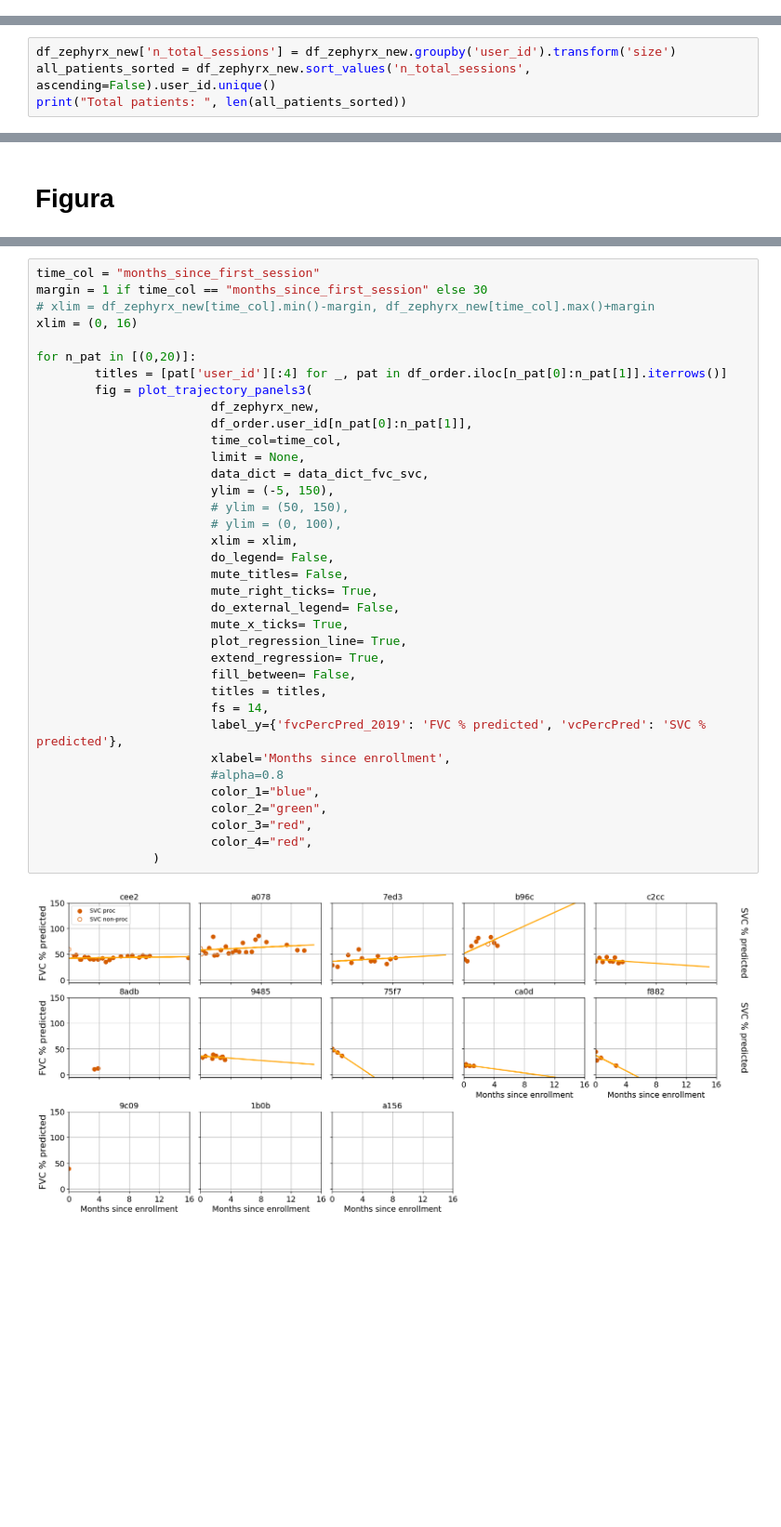
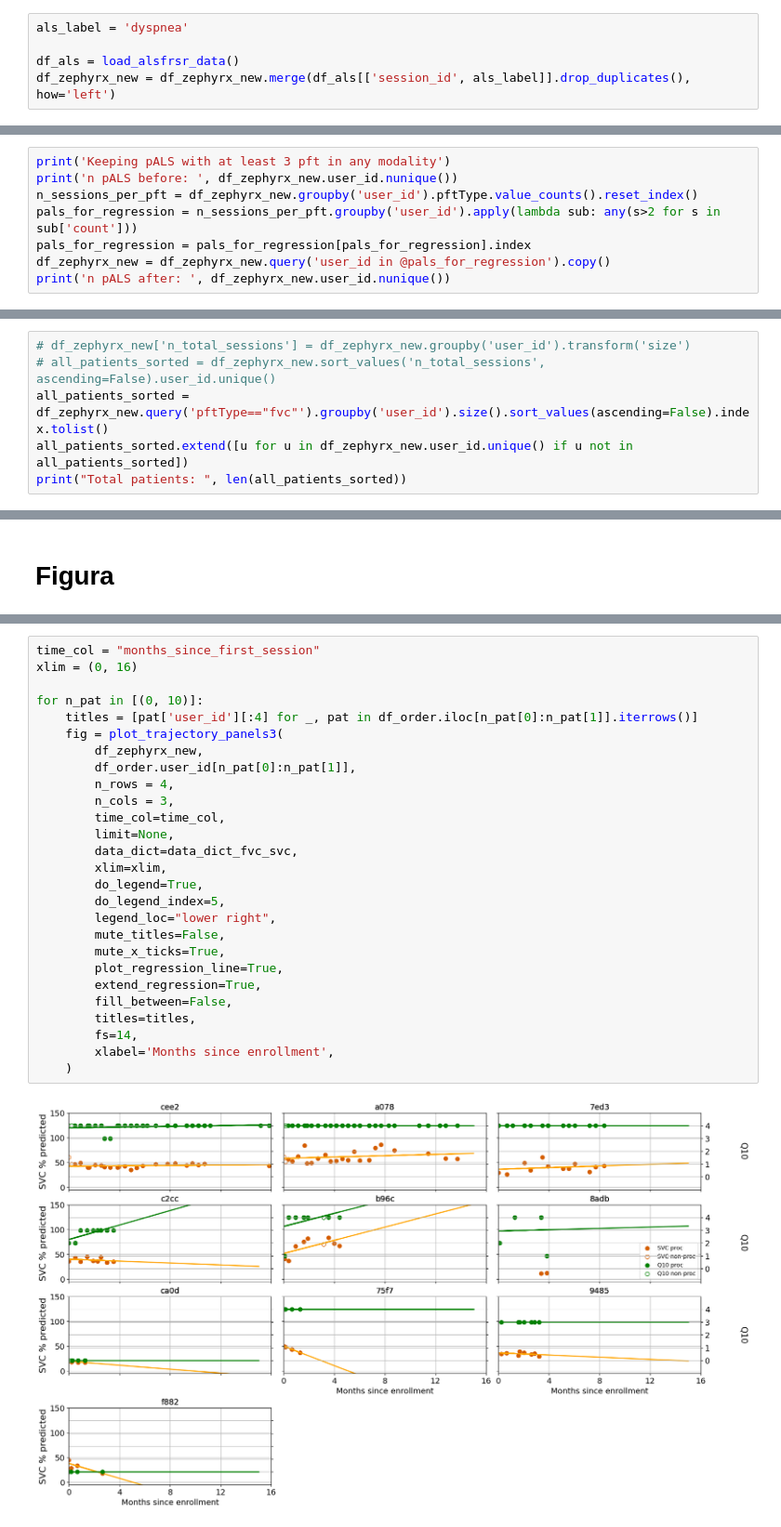
Before and after one commit to ealsuser/eals_rapa, a Jupyter notebook: nb/[2026-03-26] Figsup 1 - pannels - FVC vs SVC vs proc vs non-proc.ipynb, the cells around one changed output, grey strips where cells are left out. Shown at 93% size. Drawn from its saved outputs; the diff is of its cells as text; blank space fills up the shorter version.

```diff
--- a/nb/[2026-03-26] Figsup 1 - pannels - FVC vs SVC vs proc vs non-proc.ipynb
+++ b/nb/[2026-03-26] Figsup 1 - pannels - FVC vs SVC vs proc vs non-proc.ipynb
@@ -511,5 +83,18 @@ N subjects: 12
 N sessions with both: 113
 N FVC sessions: 61
 N SVC sessions: 101
+# %%
+als_label = 'dyspnea'
+
+df_als = load_alsfrsr_data()
+df_zephyrx_new = df_zephyrx_new.merge(df_als[['session_id', als_label]].drop_duplicates(), how='left')
 # %% [markdown]
 ## Orden de sujetos para todo el trabajo
+# %%
+print('Keeping pALS with at least 3 pft in any modality')
+print('n pALS before: ', df_zephyrx_new.user_id.nunique())
+n_sessions_per_pft = df_zephyrx_new.groupby('user_id').pftType.value_counts().reset_index()
+pals_for_regression = n_sessions_per_pft.groupby('user_id').apply(lambda sub: any(s>2 for s in sub['count']))
+pals_for_regression = pals_for_regression[pals_for_regression].index
+df_zephyrx_new = df_zephyrx_new.query('user_id in @pals_for_regression').copy()
+print('n pALS after: ', df_zephyrx_new.user_id.nunique())
@@ -516,5 +105,7 @@ N SVC sessions: 101
 # %%
-df_zephyrx_new['n_total_sessions'] = df_zephyrx_new.groupby('user_id').transform('size')
-all_patients_sorted = df_zephyrx_new.sort_values('n_total_sessions', ascending=False).user_id.unique()
+# df_zephyrx_new['n_total_sessions'] = df_zephyrx_new.groupby('user_id').transform('size')
+# all_patients_sorted = df_zephyrx_new.sort_values('n_total_sessions', ascending=False).user_id.unique()
+all_patients_sorted = df_zephyrx_new.query('pftType=="fvc"').groupby('user_id').size().sort_values(ascending=False).index.tolist()
+all_patients_sorted.extend([u for u in df_zephyrx_new.user_id.unique() if u not in all_patients_sorted])
 print("Total patients: ", len(all_patients_sorted))
 # %% [output]
@@ -588,38 +194,29 @@ df_order.head()
 # %%
 time_col = "months_since_first_session"
-margin = 1 if time_col == "months_since_first_session" else 30
-# xlim = df_zephyrx_new[time_col].min()-margin, df_zephyrx_new[time_col].max()+margin
 xlim = (0, 16)
 
-for n_pat in [(0,20)]:
-        titles = [pat['user_id'][:4] for _, pat in df_order.iloc[n_pat[0]:n_pat[1]].iterrows()]
-        fig = plot_trajectory_panels3(
-                        df_zephyrx_new,
-                        df_order.user_id[n_pat[0]:n_pat[1]],
-                        time_col=time_col,
-                        limit = None,
-                        data_dict = data_dict_fvc_svc,
-                        ylim = (-5, 150),
-                        # ylim = (50, 150),
-                        # ylim = (0, 100),
-                        xlim = xlim,
-                        do_legend= False,
-                        mute_titles= False,
-                        mute_right_ticks= True,
-                        do_external_legend= False,
-                        mute_x_ticks= True,
-                        plot_regression_line= True,
-                        extend_regression= True,
-                        fill_between= False,
-                        titles = titles,
-                        fs = 14,
-                        label_y={'fvcPercPred_2019': 'FVC % predicted', 'vcPercPred': 'SVC % predicted'},
-                        xlabel='Months since enrollment',
-                        #alpha=0.8
-                        color_1="blue",
-                        color_2="green",
-                        color_3="red",
-                        color_4="red",
-                )
+for n_pat in [(0, 10)]:
+    titles = [pat['user_id'][:4] for _, pat in df_order.iloc[n_pat[0]:n_pat[1]].iterrows()]
+    fig = plot_trajectory_panels3(
+        df_zephyrx_new,
+        df_order.user_id[n_pat[0]:n_pat[1]],
+        n_rows = 4,
+        n_cols = 3,
+        time_col=time_col,
+        limit=None,
+        data_dict=data_dict_fvc_svc,
+        xlim=xlim,
+        do_legend=True,
+        do_legend_index=5,
+        legend_loc="lower right",
+        mute_titles=False,
+        mute_x_ticks=True,
+        plot_regression_line=True,
+        extend_regression=True,
+        fill_between=False,
+        titles=titles,
+        fs=14,
+        xlabel='Months since enrollment',
+    )
 # %% [output]
-[figure, old version]
+[figure, new version]
```
Also changed, not shown: parts of 6 cells of this notebook, 4 other files.
